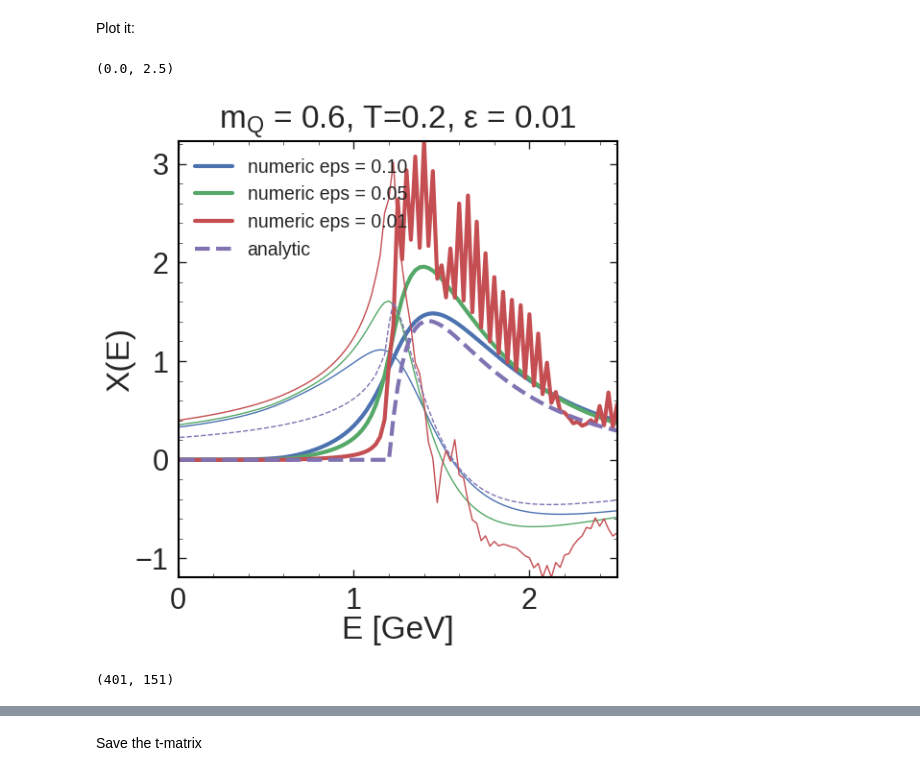
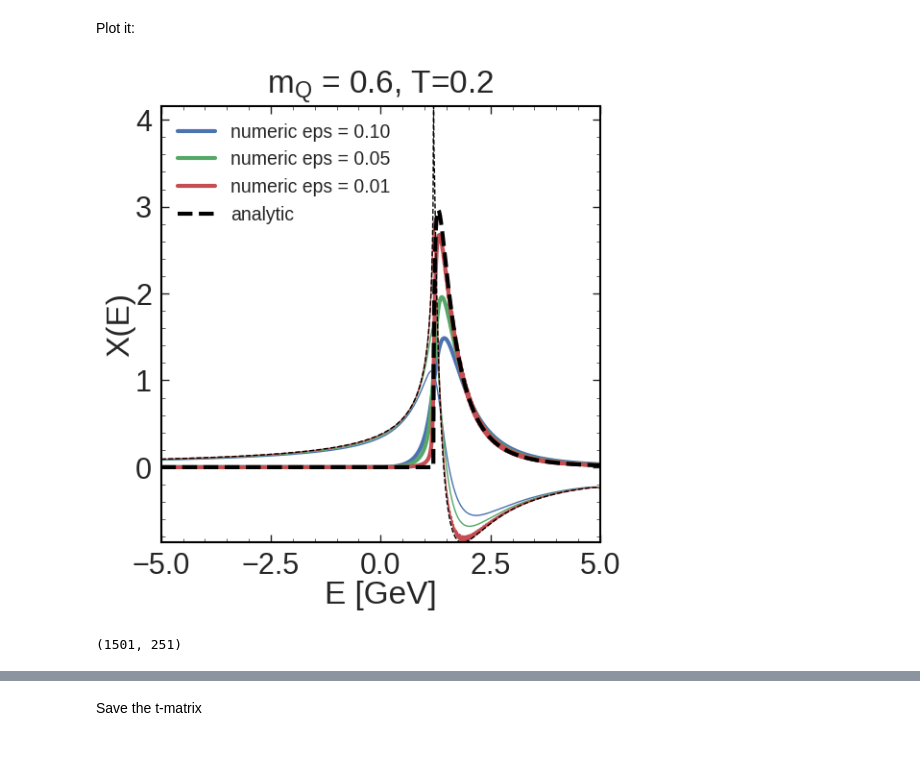
Before and after one commit to k-maslov/TMQGP, a Jupyter notebook: ipy/Quasiparticle/CheckImTM.ipynb, the cells around one changed output, grey strips where cells are left out. Cells and saved outputs as stored; diff of their text form; code cells hidden in the pictures.

```diff
--- a/ipy/Quasiparticle/CheckImTM.ipynb
+++ b/ipy/Quasiparticle/CheckImTM.ipynb
@@ -13,8 +13,8 @@ mQ = 0.6
 
 tm.Efirst_k_integral
 
-qrange = linspace(0, 5, 151)
-erange = linspace(-5, 5, 401)
+qrange = linspace(0, 5, 251)
+erange = linspace(-5, 5, 1501)
 
 pt = QuarkTM.Particle(mQ, qrange, erange, eps=5e-2)
 T = 0.2
@@ -65,4 +63,4 @@ ch.populate_T()
 # %%
 k0 = nan_to_num(sqrt(erange**2/4 - mQ**2)) * (erange/2 > mQ)
 # %%
-ImX_an = pi/pi * k0**2 * ch.v(k0)**2 * (1 - f(erange/2, T) - f(erange - sqrt(k0**2 + mQ**2, T)))
+ImX_an = 1/4 * erange * ch.v(k0)**2 * nan_to_num(sqrt(erange**2 - 4*mQ**2)) * (erange/2 > mQ) * (1 - 2*f(erange/2, T))
@@ -93,18 +94,17 @@ matplotlib.style.use('publication')
 # %%
 for X, eps in zip(Xs, epss):
     l_num, = plt.plot(erange, imag(X[:, 0]), label='numeric eps = %.2f'%eps)
     plt.plot(erange, real(X[:, 0]), lw=1, c=l_num.get_c())
-l_an, = plt.plot(erange, ImX_an, label='analytic', ls='--')
+l_an, = plt.plot(erange, ImX_an, label='analytic', ls='--', c='black')
 plt.plot(erange, ReX, lw=1, c=l_an.get_c(), ls='--')
 
 plt.legend(fontsize=14)
-plt.title(rf'$m_Q$ = {mQ}, T={T}, $\varepsilon$ = {pt.eps}')
+plt.title(rf'$m_Q$ = {mQ}, T={T}')
 
 plt.ylabel("X(E)")
 plt.xlabel('E [GeV]')
-plt.xlim(0, 2.5)
+# plt.xlim(0, 2.5)
 # plt.ylim(-0.01, 0.01)
-# plt.savefig('X_E.pdf', bbox_inches='tight')
+plt.savefig('X_E.pdf', bbox_inches='tight')
 # %% [output]
-(0.0, 2.5)
-[figure, old version]
+[figure, new version]
@@ -117,7 +117,7 @@ TM_an = array([-4*pi*ch.v(q)**2 / (1 - (ReX + 1j*(ImX_an+0.001))) for q in qrang
 # %%
 TM_an.shape
 # %% [output]
-(401, 151)
+(1501, 251)
 # %%
 ch.TM.shape
 # %% [output]
```
Also changed, not shown: parts of 11 cells of this notebook, 36 other files.
